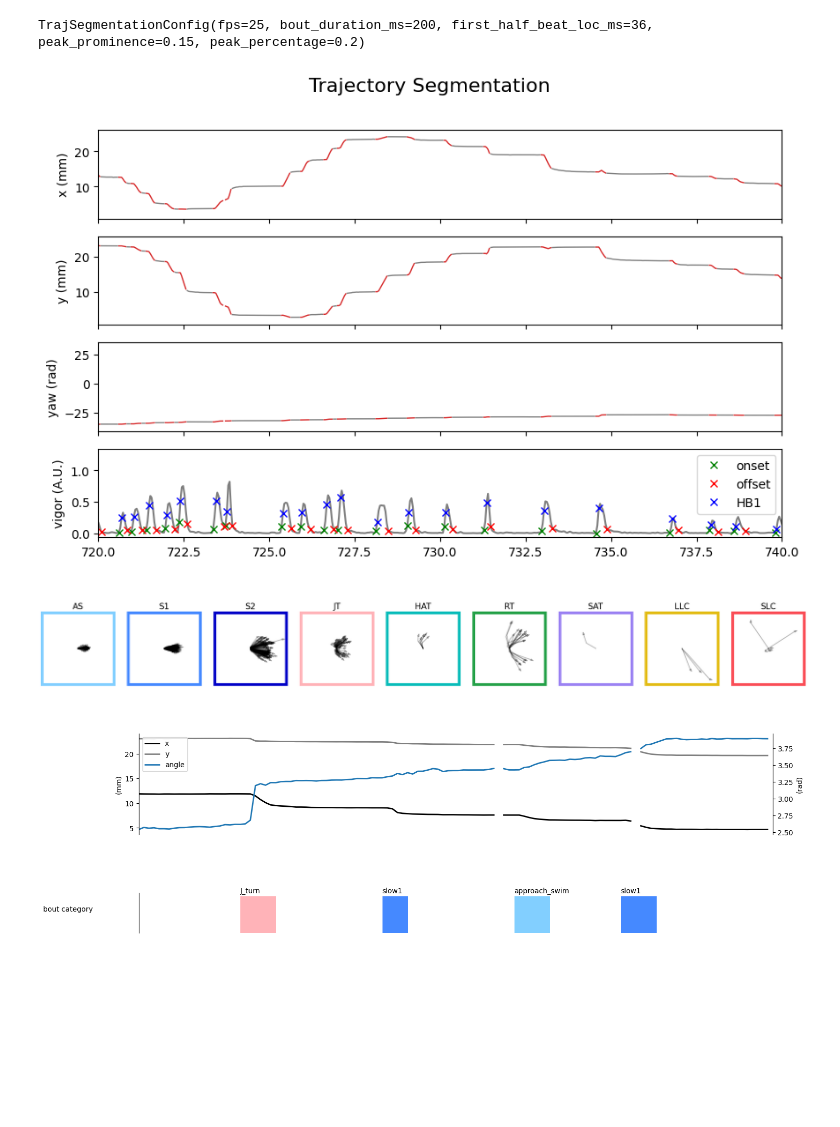
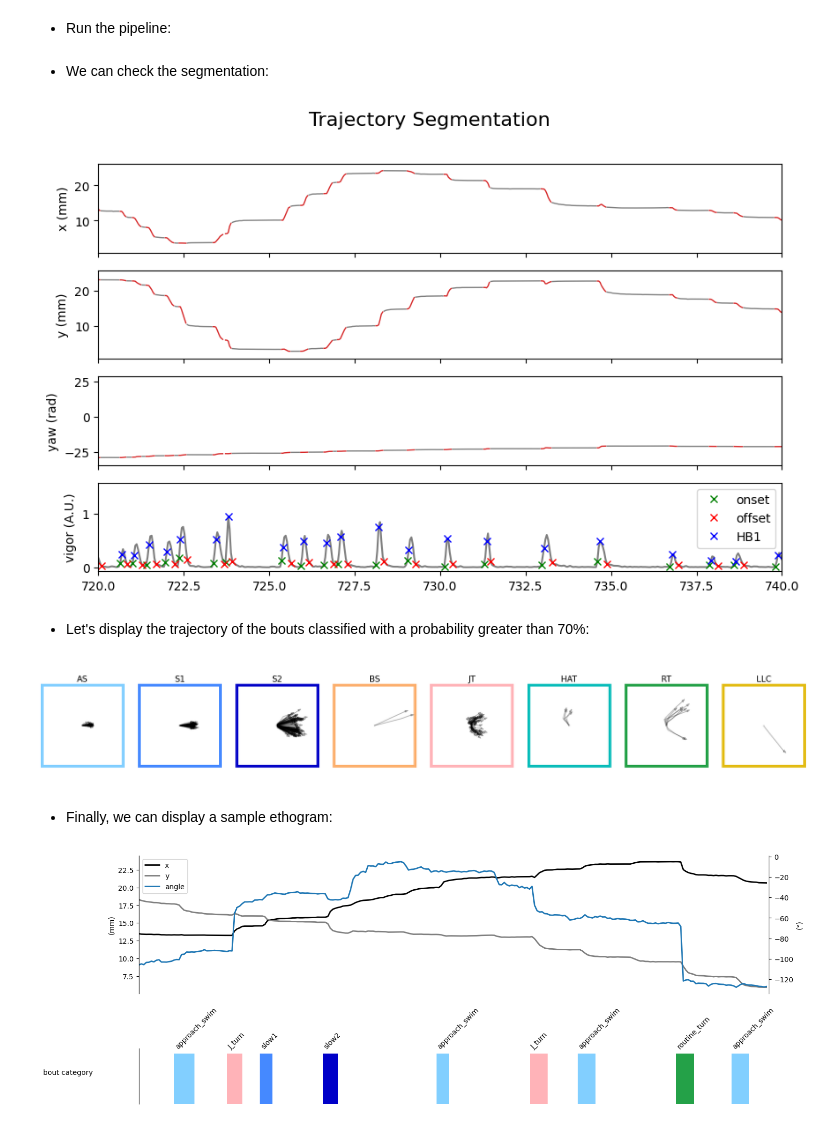
Before and after one commit to orger-lab/megabouts, a Jupyter notebook: docs/source/notebooks/tutorial_TrajTracking_Pipeline.ipynb, the cells around one changed output. Cells and saved outputs as stored; diff of their text form; code cells hidden in the pictures; blank space fills up the shorter version.

```diff
--- a/docs/source/notebooks/tutorial_TrajTracking_Pipeline.ipynb
+++ b/docs/source/notebooks/tutorial_TrajTracking_Pipeline.ipynb
@@ -17,7 +26,7 @@ df_recording, fps, mm_per_unit = load_example_data("zebrabox_SLEAP")
 
 tracking_cfg = TrackingConfig(fps=fps, tracking="head_tracking")
 
-thresh_score = 0.75
+thresh_score = 0.5
 is_tracking_bad = (df_recording["swim_bladder.score"] < thresh_score) | (
     df_recording["mid_eye.score"] < thresh_score
 )
@@ -42,12 +56,12 @@ pipeline = HeadTrackingPipeline(tracking_cfg, exclude_CS=True)
 pipeline.traj_segmentation_cfg = TrajSegmentationConfig(
     fps=tracking_cfg.fps, peak_prominence=0.15, peak_percentage=0.2
 )
-# %%
-pipeline.traj_segmentation_cfg
-# %% [output]
-TrajSegmentationConfig(fps=25, bout_duration_ms=200, first_half_beat_loc_ms=36, peak_prominence=0.15, peak_percentage=0.2)
+# %% [markdown]
+* Run the pipeline:
 # %%
 ethogram, bouts, segments, traj = pipeline.run(tracking_data)
+# %% [markdown]
+* We can check the segmentation:
 # %%
 is_bouts = np.zeros(tracking_data.T, dtype=bool)
 # Set to True for the indices within the bouts
@@ -89,7 +103,9 @@ ax[3].legend()
 ax[1].set_xlim(t[IdSt], t[IdSt + Duration])
 plt.show()
 # %% [output]
-[figure, old version]
+[figure, new version]
+# %% [markdown]
+* Let's display the trajectory of the bouts classified with a probability greater than 70%:
 # %%
 traj_array = segments.extract_traj_array(
     head_x=traj.df.x_smooth,
@@ -98,7 +114,7 @@ traj_array = segments.extract_traj_array(
     align_to_onset=True,
 )
 
-id_b = np.unique(bouts.df.label.category[bouts.df.label.proba > 0.5]).astype("int")
+id_b = np.unique(bouts.df.label.category[bouts.df.label.proba > 0.7]).astype("int")
 
 fig, ax = plt.subplots(facecolor="white", figsize=(25, 4))
 ax.spines["top"].set_visible(False)
@@ -113,7 +129,7 @@ ax0 = {}
 for i, b in enumerate(id_b):
     ax0 = plt.subplot(G[i])
     ax0.set_title(bouts_category_name_short[b], fontsize=15)
-    id = bouts.df[(bouts.df.label.category == b) & (bouts.df.label.proba > 0.5)].index
+    id = bouts.df[(bouts.df.label.category == b) & (bouts.df.label.proba > 0.7)].index
     if len(id) > 0:
         for i in id:
             ax0.plot(traj_array[i, 0, :], traj_array[i, 1, :], color="k", alpha=0.3)
@@ -137,30 +153,32 @@ for i, b in enumerate(id_b):
 
 plt.show()
 # %% [output]
-[figure, old version]
+[figure, new version]
+# %% [markdown]
+* Finally, we can display a sample ethogram:
 # %%
-IdSt, T = 22000, 5
+IdSt, T = 20000, 10
 Duration = T * tracking_cfg.fps
 IdEd = IdSt + Duration - 1
 t = np.arange(Duration) / tracking_cfg.fps
 
-data_slice = ethogram.df.loc[IdSt:IdEd]
-x_data = data_slice.xs("x", level=1, axis=1).values.flatten()
-y_data = data_slice.xs("y", level=1, axis=1).values.flatten()
-angle_data = data_slice.xs("angle", level=1, axis=1).values.flatten()
-bout_cat_data = data_slice.xs("cat", level=1, axis=1).values.flatten()
-bout_id_data = data_slice.xs("id", level=1, axis=1).values.flatten()
+data = ethogram.df.loc[IdSt:IdEd]
+x_data = data[("trajectory", "x")].values
+y_data = data[("trajectory", "y")].values
+angle_data = data[("trajectory", "angle")].values
+bout_cat_data = data[("bout", "cat")].values
+bout_id_data = data[("bout", "id")].values
 
 valid_data = ~np.isnan(angle_data)
 unwrapped = np.copy(angle_data)
 unwrapped[valid_data] = np.unwrap(angle_data[valid_data])
-angle_data = unwrapped
+angle_data = 180 / np.pi * unwrapped
 
 fig, (ax1, ax) = plt.subplots(
     2,
     1,
-    figsize=(15, 4),
-    gridspec_kw={"height_ratios": [1, 0.4], "hspace": 0.5},
+    figsize=(15, 5),
+    gridspec_kw={"height_ratios": [1, 0.4], "hspace": 0.1},
     facecolor="white",
     constrained_layout=True,
 )
@@ -170,7 +188,7 @@ ax1.plot(t, x_data, lw=2, color="k", label="x")
 ax1.plot(t, y_data, lw=2, color="tab:gray", label="y")
 ax1.set_ylabel("(mm)")
 ax2.plot(t, angle_data, lw=2, color="tab:blue", label="angle")
-ax2.set_ylabel("(rad)")
+ax2.set_ylabel("(°)")
 
 for spine in ["top", "bottom"]:
     ax1.spines[spine].set_visible(False)
@@ -183,32 +201,34 @@ ax1.set_xlim(0, T)
 lines1, labels1 = ax1.get_legend_handles_labels()
 lines2, labels2 = ax2.get_legend_handles_labels()
 ax1.legend(lines1 + lines2, labels1 + labels2, loc="upper left")
 
 
 ax.imshow(
     bout_cat_data.reshape(1, -1),
     cmap=cmp_bouts,
     aspect="auto",
     vmin=0,
     vmax=12,
     interpolation="nearest",
     extent=(0, T, 0, 1),
 )
 for spine in ["top", "right", "bottom"]:
     ax.spines[spine].set_visible(False)
 ax.set_xlim(0, T)
 ax.set_ylim(0, 1.1)
 ax.get_xaxis().set_ticks([])
 ax.get_yaxis().set_ticks([])
 
 for i in np.unique(bout_id_data[bout_id_data > -1]).astype("int"):
     on_, b = (
         bouts.df.iloc[i][("location", "onset")],
         bouts.df.iloc[i][("label", "category")],
     )
-    ax.text((on_ - IdSt) / tracking_cfg.fps, 1.1, bouts_category_name[int(b)])
+    ax.text(
+        (on_ - IdSt) / tracking_cfg.fps, 1.1, bouts_category_name[int(b)], rotation=45
+    )
 
 ax.set_ylabel("bout category", rotation=0, labelpad=100)
 plt.show()
 # %% [output]
-[figure, old version]
+[figure, new version]
```
Also changed, not shown: parts of 7 cells of this notebook, 31 other files.
